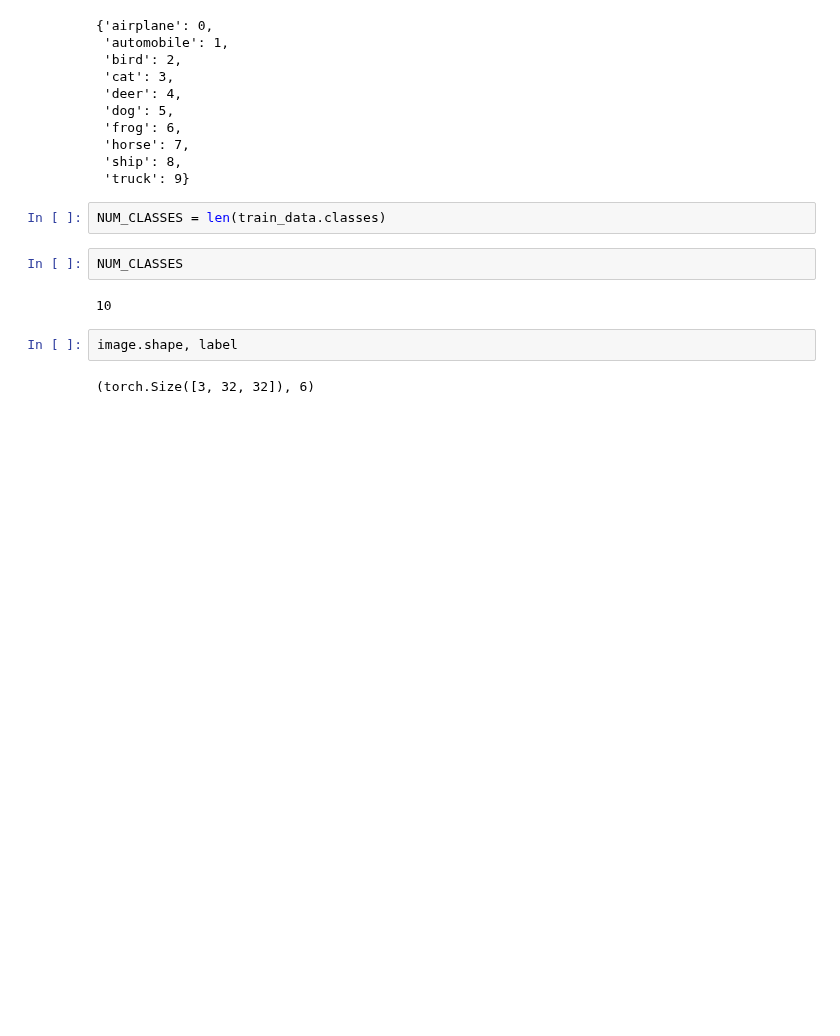
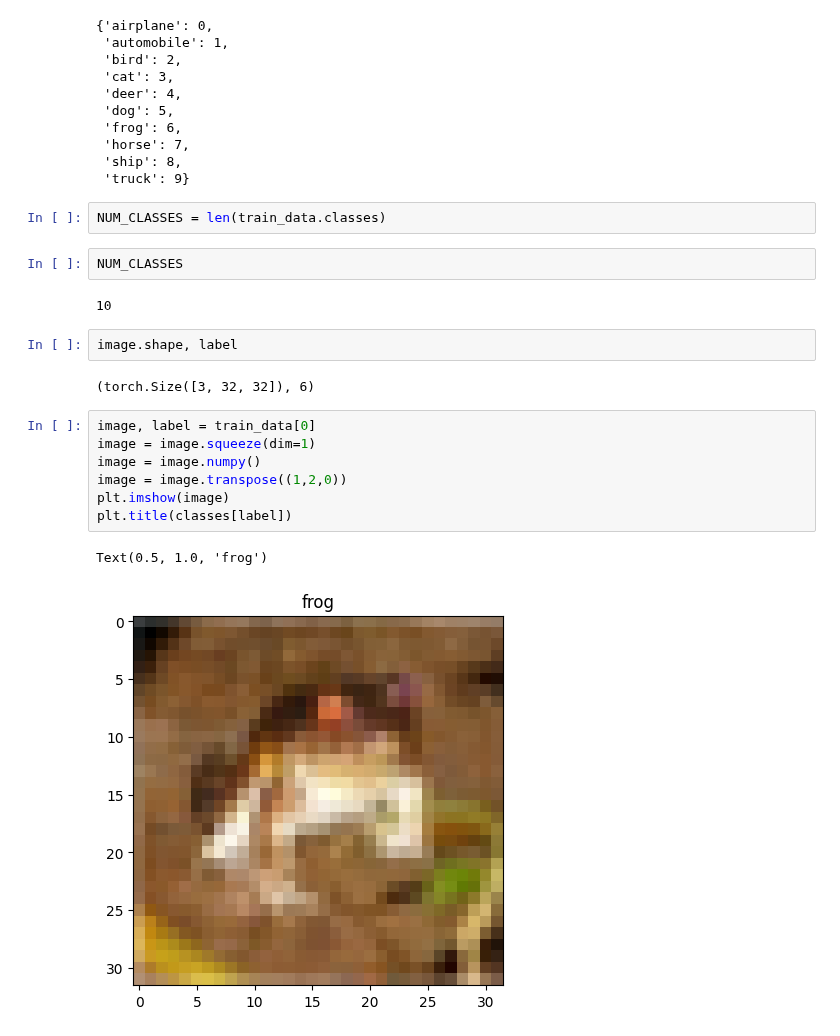
Before and after one commit to jenniferamhajduk/portfolio, a Jupyter notebook: Computer_Vision_.ipynb, the cells around one changed output. Cells and saved outputs as stored; diff of their text form; blank space fills up the shorter version.

```diff
--- a/Computer_Vision_.ipynb
+++ b/Computer_Vision_.ipynb
@@ -98,3 +98,13 @@ NUM_CLASSES
 image.shape, label
 # %% [output]
 (torch.Size([3, 32, 32]), 6)
+# %%
+image, label = train_data[0]
+image = image.squeeze(dim=1)
+image = image.numpy()
+image = image.transpose((1,2,0))
+plt.imshow(image)
+plt.title(classes[label])
+# %% [output]
+Text(0.5, 1.0, 'frog')
+[figure, added]
```
Also changed, not shown: parts of 2 cells of this notebook.
